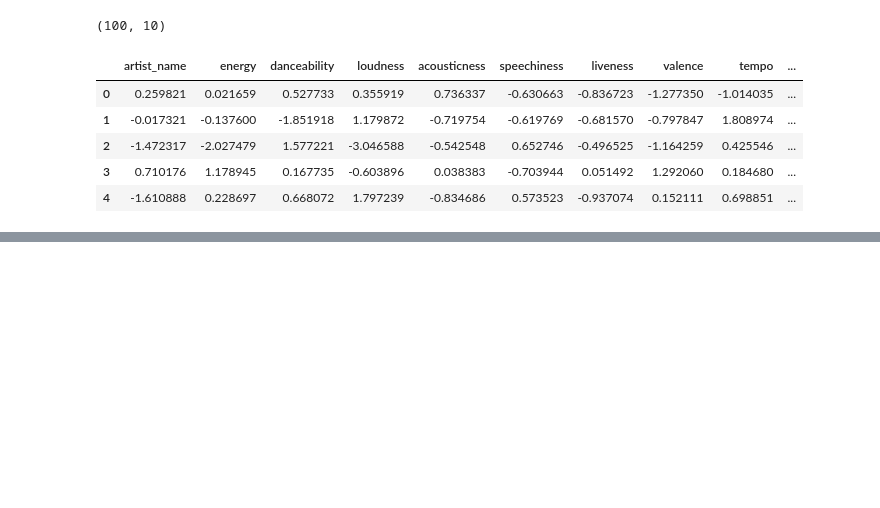
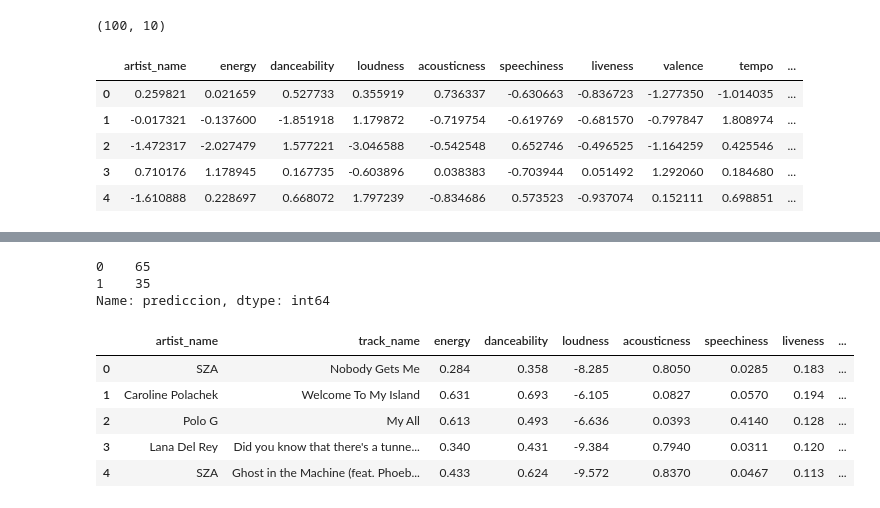
Before and after one commit to fjgarciaes/Proyecto-Final-Spotify, a Jupyter notebook: Spotify data proyecto final unpopular random with singers EL BUENO DEL TODO.ipynb, the cells around one changed output, grey strips where cells are left out. Saved outputs shown, nothing was run; the diff lists cells and outputs as text; code cells hidden in the pictures; blank space fills up the shorter version.

```diff
--- a/Spotify data proyecto final unpopular random with singers EL BUENO DEL TODO.ipynb
+++ b/Spotify data proyecto final unpopular random with singers EL BUENO DEL TODO.ipynb
@@ -1008,0 +1038,15 @@ datos_spotipy_week_2
+# %%
+datos_spotipy_week_2.prediccion.value_counts()
+# %% [output]
+0    65
+1    35
+Name: prediccion, dtype: int64
+# %%
+datos_spotipy_week_2.head()
+# %% [output]
+|  | artist_name | track_name | energy | danceability | loudness | acousticness | speechiness | liveness | ... |
+| 0 | SZA | Nobody Gets Me | 0.284 | 0.358 | -8.285 | 0.8050 | 0.0285 | 0.183 | ... |
+| 1 | Caroline Polachek | Welcome To My Island | 0.631 | 0.693 | -6.105 | 0.0827 | 0.0570 | 0.194 | ... |
+| 2 | Polo G | My All | 0.613 | 0.493 | -6.636 | 0.0393 | 0.4140 | 0.128 | ... |
+| 3 | Lana Del Rey | Did you know that there's a tunne... | 0.340 | 0.431 | -9.384 | 0.7940 | 0.0311 | 0.120 | ... |
+| 4 | SZA | Ghost in the Machine (feat. Phoeb... | 0.433 | 0.624 | -9.572 | 0.8370 | 0.0467 | 0.113 | ... |
```
Also changed, not shown: parts of 47 cells of this notebook, 3 other files.
